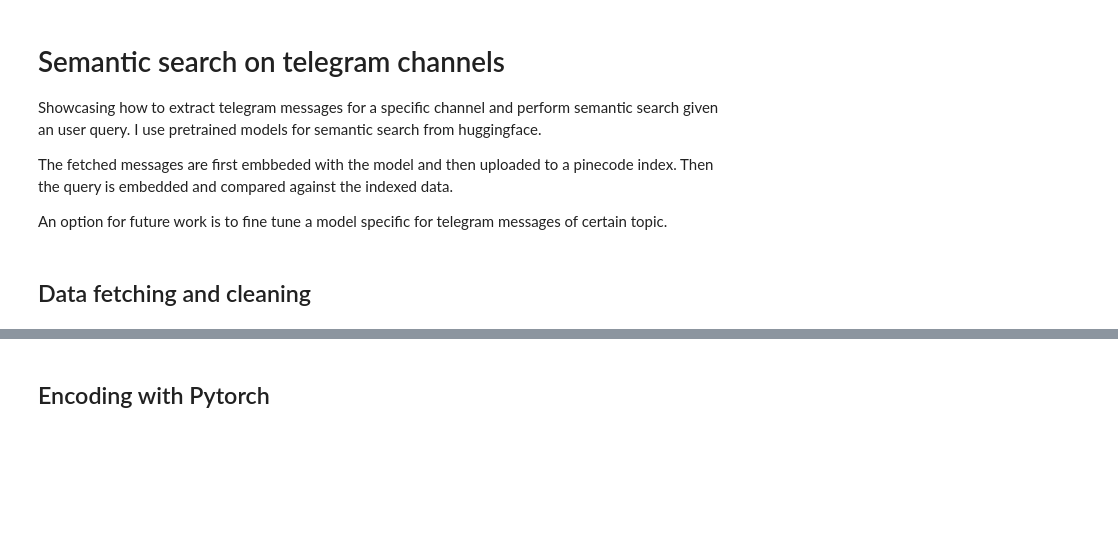
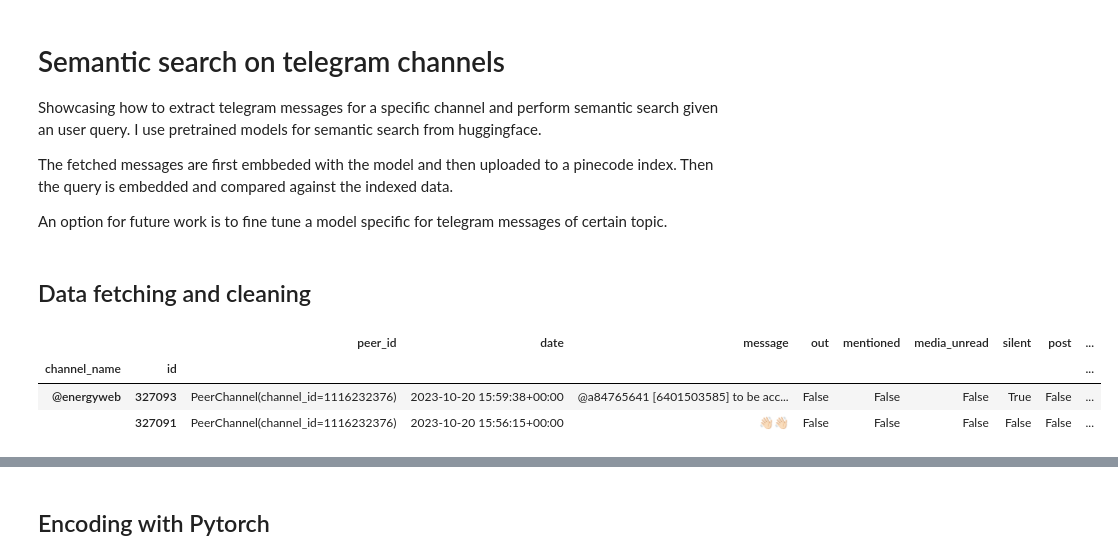
Before and after one commit to cancamilo/telegram-nlp, a Jupyter notebook: notebooks/telegram_semantic_search.ipynb, the cells around one changed output, grey strips where cells are left out. Saved outputs shown, nothing was run; the diff lists cells and outputs as text; code cells hidden in the pictures; blank space fills up the shorter version.

```diff
--- a/notebooks/telegram_semantic_search.ipynb
+++ b/notebooks/telegram_semantic_search.ipynb
@@ -52,17 +54,28 @@ columns = ["channel_name", "id", "peer_id", "date", "message", "out", "mentioned
         "reactions", "restriction_reason", "ttl_period"]
 
 client = TelegramClient(f"sessions_data/{phone}", api_id, api_hash)
-channel_id = "@runonflux"
-n = 5000
+channel_id = "@energyweb"
+n = 10000
 
 async with client:
     async for msg in client.iter_messages(channel_id, filter=InputMessagesFilterEmpty, limit=n):
-        pd_data.append((channel_id, msg.id,msg.peer_id, msg.date, msg.message,
-                msg.out, msg.mentioned, msg.media_unread, msg.silent,msg.post,
-                msg.from_scheduled, msg.legacy, msg.edit_hide, msg.pinned, msg.noforwards,
-                msg.from_id, msg.fwd_from, msg.via_bot_id, msg.reply_to, msg.media, msg.reply_markup,
-                msg.entities, msg.views, msg.forwards, msg.replies, msg.edit_date, msg.post_author,
-                msg.grouped_id, msg.reactions, msg.restriction_reason, msg.ttl_period
-        ))
-
-df = pd.DataFrame(pd_data, columns=columns)
+        try:
+            pd_data.append((channel_id, msg.id, msg.peer_id, msg.date, msg.message,
+                    msg.out, msg.mentioned, msg.media_unread, msg.silent,msg.post,
+                    msg.from_scheduled, msg.legacy, msg.edit_hide, msg.pinned, msg.noforwards,
+                    msg.from_id.user_id if hasattr(msg.from_id, "user_id") else msg.from_id.channel_id, msg.fwd_from, msg.via_bot_id, msg.reply_to, msg.media, msg.reply_markup,
+                    msg.entities, msg.views, msg.forwards, msg.replies, msg.edit_date, msg.post_author,
+                    msg.grouped_id, msg.reactions, msg.restriction_reason, msg.ttl_period
+            ))
+        except Exception as e:
+            print(msg.from_id)
+            break
+# %%
+df = pd.DataFrame(pd_data, columns=columns)
+df = df.set_index(["channel_name", "id"])
+df.head(2)
+# %% [output]
+|  |  | peer_id | date | message | out | mentioned | media_unread | silent | post | ... |
+| channel_name | id |  |  |  |  |  |  |  |  | ... |
+| @energyweb | 327093 | PeerChannel(channel_id=1116232376) | 2023-10-20 15:59:38+00:00 | @a84765641 [6401503585] to be acc... | False | False | False | True | False | ... |
+|  | 327091 | PeerChannel(channel_id=1116232376) | 2023-10-20 15:56:15+00:00 | 👋🏻👋🏻 | False | False | False | False | False | ... |
```
Also changed, not shown: parts of 4 cells of this notebook, 24 other files.
